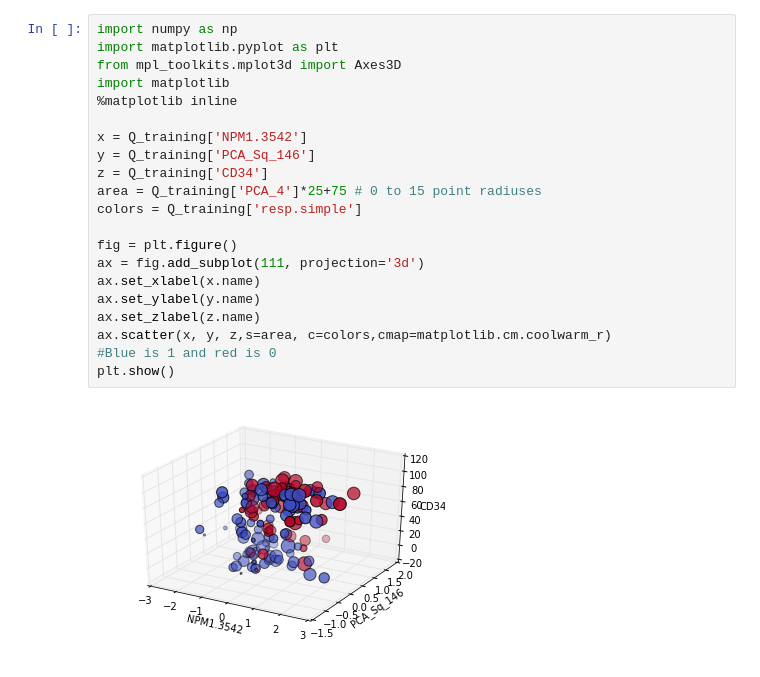
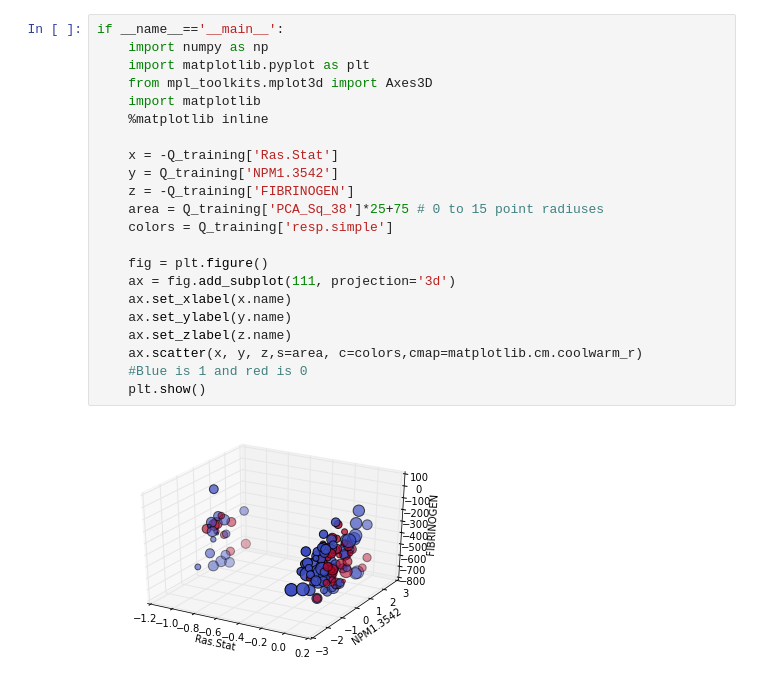
Before and after one commit to cabb99/IntroCompBio, a Jupyter notebook: PreProcessing.ipynb, the cells around one changed output. Saved outputs shown, nothing was run; the diff lists cells and outputs as text.

```diff
--- a/PreProcessing.ipynb
+++ b/PreProcessing.ipynb
@@ -192,23 +372,24 @@ Corr.to_csv('Correlations.csv')
 # %%
-import numpy as np
-import matplotlib.pyplot as plt
-from mpl_toolkits.mplot3d import Axes3D
-import matplotlib
-%matplotlib inline
+if __name__=='__main__':
+    import numpy as np
+    import matplotlib.pyplot as plt
+    from mpl_toolkits.mplot3d import Axes3D
+    import matplotlib
+    %matplotlib inline
 
-x = Q_training['NPM1.3542']
-y = Q_training['PCA_Sq_146']
-z = Q_training['CD34']
-area = Q_training['PCA_4']*25+75 # 0 to 15 point radiuses
-colors = Q_training['resp.simple']
+    x = -Q_training['Ras.Stat']
+    y = Q_training['NPM1.3542']
+    z = -Q_training['FIBRINOGEN']
+    area = Q_training['PCA_Sq_38']*25+75 # 0 to 15 point radiuses
+    colors = Q_training['resp.simple']
 
-fig = plt.figure()
-ax = fig.add_subplot(111, projection='3d')
-ax.set_xlabel(x.name)
-ax.set_ylabel(y.name)
-ax.set_zlabel(z.name)
-ax.scatter(x, y, z,s=area, c=colors,cmap=matplotlib.cm.coolwarm_r)
-#Blue is 1 and red is 0
-plt.show()
+    fig = plt.figure()
+    ax = fig.add_subplot(111, projection='3d')
+    ax.set_xlabel(x.name)
+    ax.set_ylabel(y.name)
+    ax.set_zlabel(z.name)
+    ax.scatter(x, y, z,s=area, c=colors,cmap=matplotlib.cm.coolwarm_r)
+    #Blue is 1 and red is 0
+    plt.show()
 # %% [output]
-[figure, old version]
+[figure, new version]
```
Also changed, not shown: parts of 10 cells of this notebook, 3 other files.
